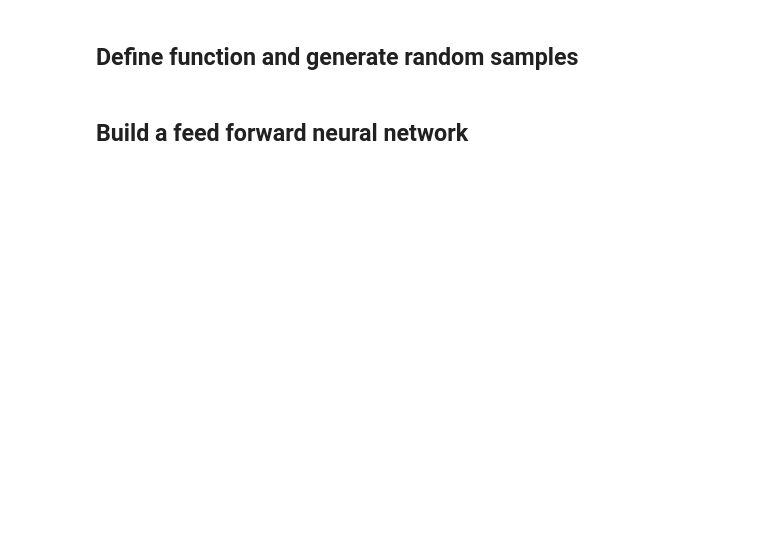
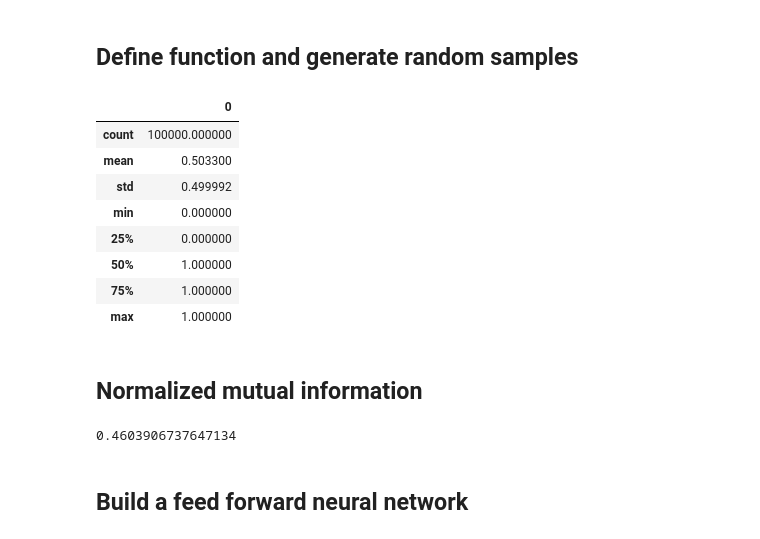
Before and after one commit to zunzhumu/mutual-information-dnns, a Jupyter notebook: circle-radius-test.ipynb, the cells around one changed output. Cells and saved outputs as stored; diff of their text form; code cells hidden in the pictures; blank space fills up the shorter version.

```diff
--- a/circle-radius-test.ipynb
+++ b/circle-radius-test.ipynb
@@ -42 +40,15 @@ X_test = np.random.uniform(-1, 1, size=[10000, 12])
 Y_test = np.apply_along_axis(f, 1, X_test)
+# %%
+pd.DataFrame(Y_train).describe()
+# %% [output]
+|  | 0 |
+| count | 100000.000000 |
+| mean | 0.503300 |
+| std | 0.499992 |
+| min | 0.000000 |
+| 25% | 0.000000 |
+| 50% | 1.000000 |
+| 75% | 1.000000 |
+| max | 1.000000 |
+# %% [markdown]
+## Normalized mutual information
@@ -43,3 +69,7 @@ Y_test = np.apply_along_axis(f, 1, X_test)
+# %%
+normalized_mutual_information(X_train, Y_train, 4, 2, 2)
+# %% [output]
+0.4603906737647134
 # %% [markdown]
 ## Build a feed forward neural network
 # %%
```
Also changed, not shown: parts of 8 cells of this notebook.
